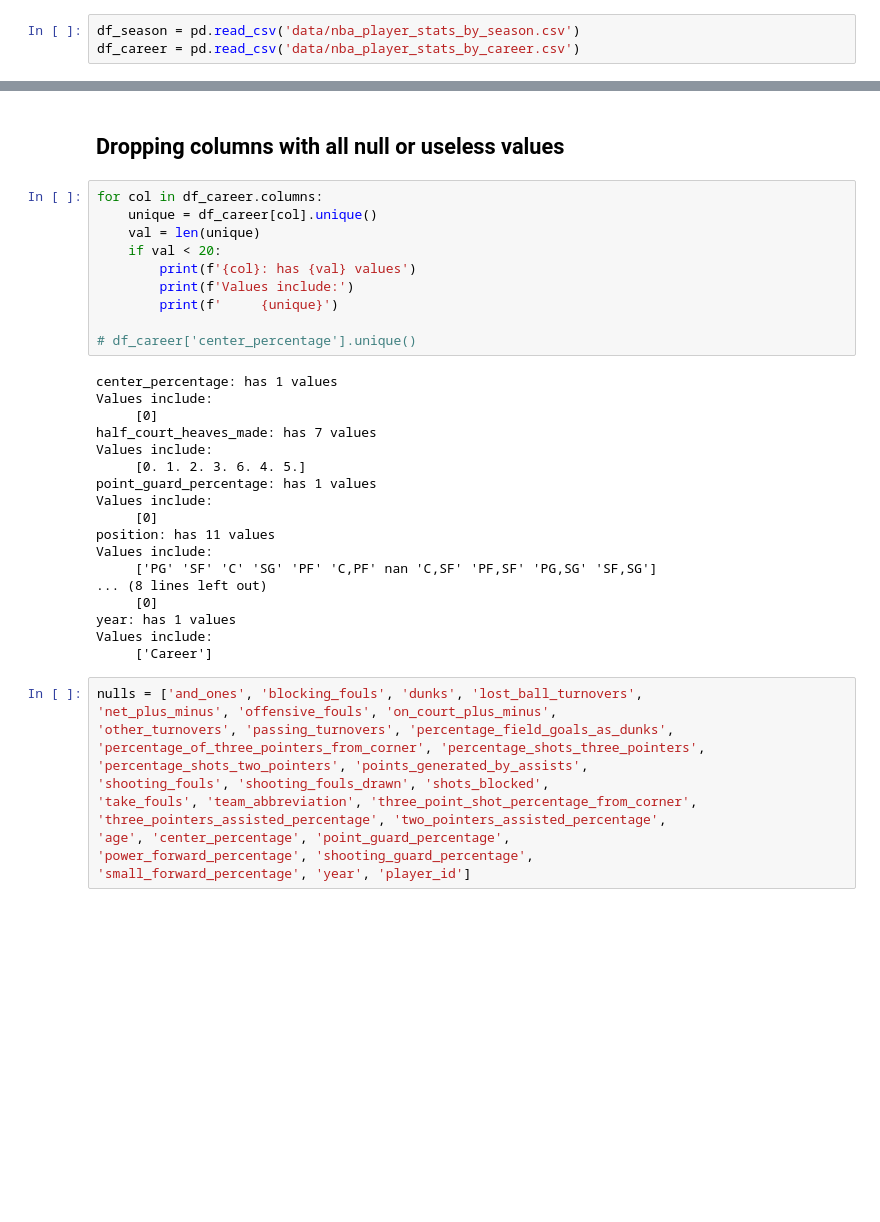
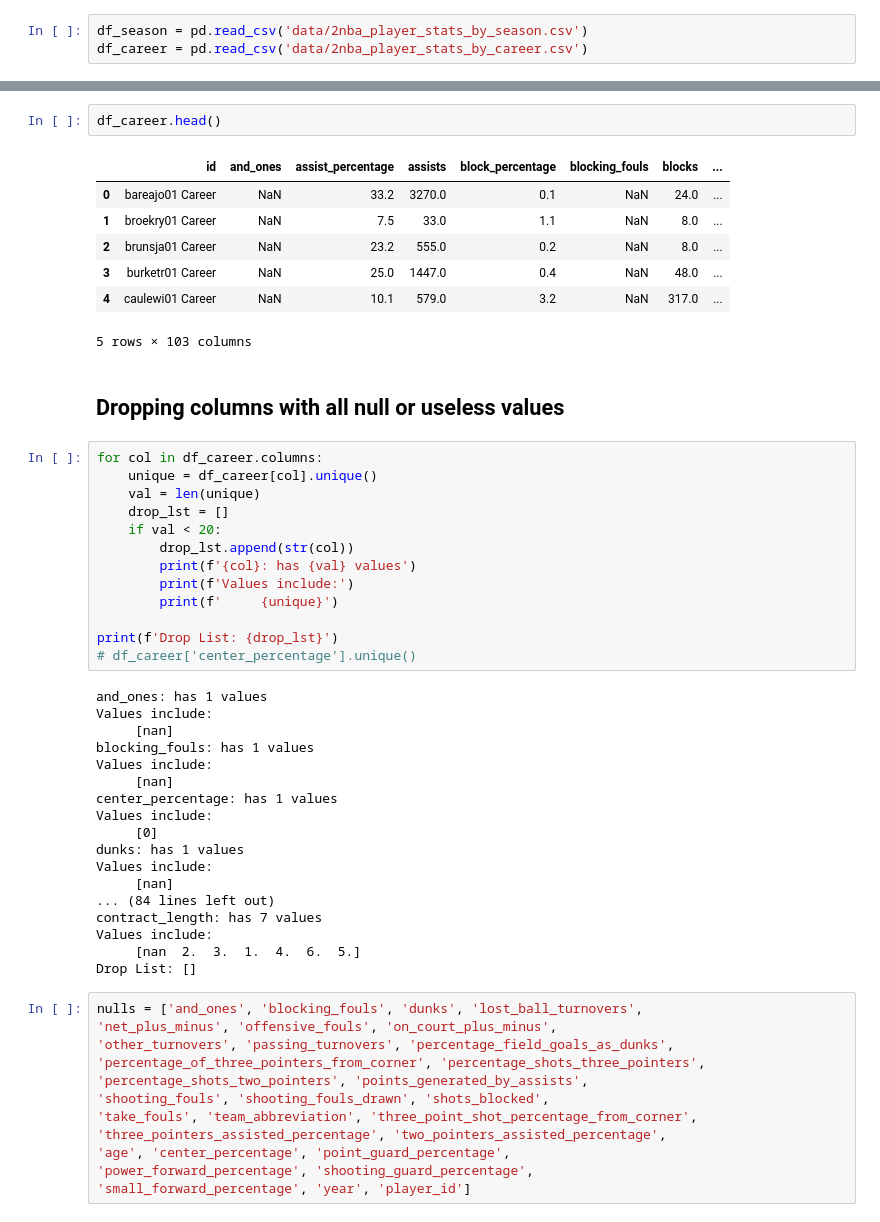
Before and after one commit to LTonstad/DSI_Capstone_Two, a Jupyter notebook: eda.ipynb, the cells around one changed output, grey strips where cells are left out. Saved outputs shown, nothing was run; the diff lists cells and outputs as text; blank space fills up the shorter version.

```diff
--- a/eda.ipynb
+++ b/eda.ipynb
@@ -21,5 +24,5 @@ from sportsreference.nba.teams import Teams
 import matplotlib.pyplot as plt
 plt.style.use('fivethirtyeight')
 # %%
-df_season = pd.read_csv('data/nba_player_stats_by_season.csv')
-df_career = pd.read_csv('data/nba_player_stats_by_career.csv')
+df_season = pd.read_csv('data/2nba_player_stats_by_season.csv')
+df_career = pd.read_csv('data/2nba_player_stats_by_career.csv')
@@ -133,33 +29,46 @@ hardsal
+# %%
+df_career.head()
+# %% [output]
+|  | id | and_ones | assist_percentage | assists | block_percentage | blocking_fouls | blocks | ... |
+| 0 | bareajo01 Career | NaN | 33.2 | 3270.0 | 0.1 | NaN | 24.0 | ... |
+| 1 | broekry01 Career | NaN | 7.5 | 33.0 | 1.1 | NaN | 8.0 | ... |
+| 2 | brunsja01 Career | NaN | 23.2 | 555.0 | 0.2 | NaN | 8.0 | ... |
+| 3 | burketr01 Career | NaN | 25.0 | 1447.0 | 0.4 | NaN | 48.0 | ... |
+| 4 | caulewi01 Career | NaN | 10.1 | 579.0 | 3.2 | NaN | 317.0 | ... |
+5 rows × 103 columns
 # %% [markdown]
 ## Dropping columns with all null or useless values
 # %%
 for col in df_career.columns:
     unique = df_career[col].unique()
     val = len(unique)
+    drop_lst = []
     if val < 20:
+        drop_lst.append(str(col))
         print(f'{col}: has {val} values')
         print(f'Values include:')
         print(f'     {unique}')
 
+print(f'Drop List: {drop_lst}')
 # df_career['center_percentage'].unique()
 # %% [output]
+and_ones: has 1 values
+Values include:
+     [nan]
+blocking_fouls: has 1 values
+Values include:
+     [nan]
 center_percentage: has 1 values
 Values include:
      [0]
-half_court_heaves_made: has 7 values
+dunks: has 1 values
 Values include:
-     [0. 1. 2. 3. 6. 4. 5.]
-point_guard_percentage: has 1 values
+     [nan]
+... (84 lines left out)
+contract_length: has 7 values
 Values include:
-     [0]
-position: has 11 values
-Values include:
-     ['PG' 'SF' 'C' 'SG' 'PF' 'C,PF' nan 'C,SF' 'PF,SF' 'PG,SG' 'SF,SG']
-... (8 lines left out)
-     [0]
-year: has 1 values
-Values include:
-     ['Career']
+     [nan  2.  3.  1.  4.  6.  5.]
+Drop List: []
 # %%
 nulls = ['and_ones', 'blocking_fouls', 'dunks', 'lost_ball_turnovers',
 'net_plus_minus', 'offensive_fouls', 'on_court_plus_minus',
```
Also changed, not shown: parts of 66 cells of this notebook, 9 other files.
